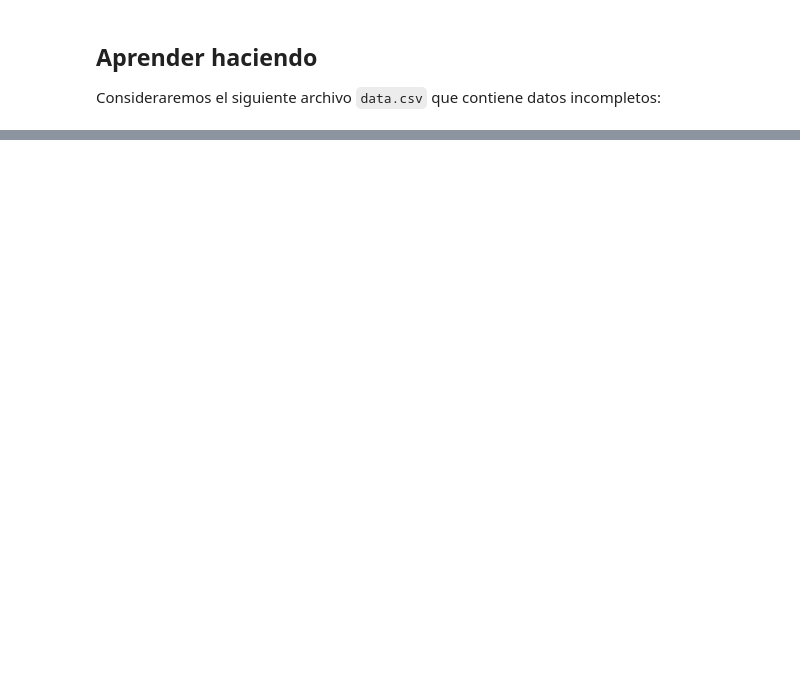
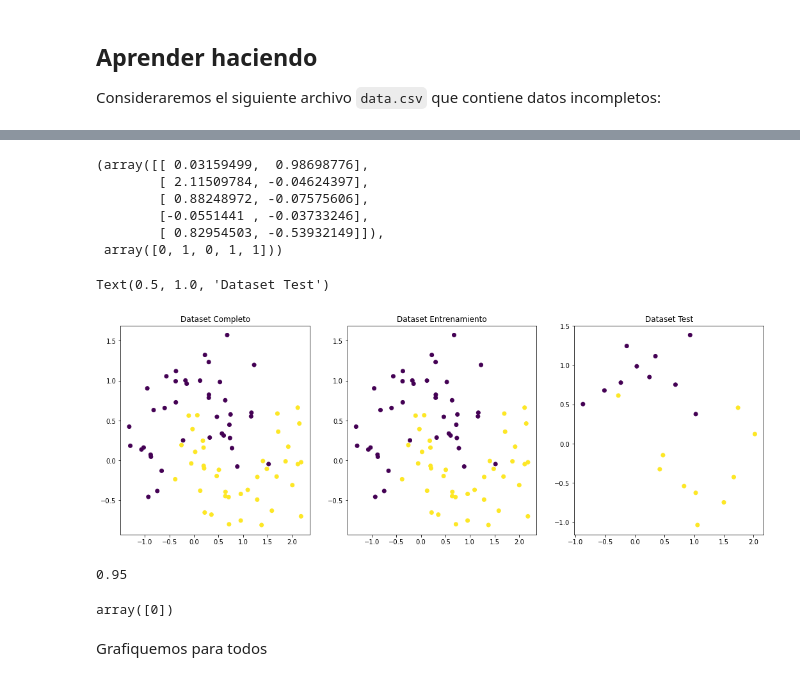
Before and after one commit to sebastiandres/pycon_ar, a Jupyter notebook: Parte4-Seba-Ideas-y-librerias.ipynb, the cells around one changed output, grey strips where cells are left out. Drawn from its saved outputs; the diff is of its cells as text; code cells hidden in the pictures; blank space fills up the shorter version.

```diff
--- a/Parte4-Seba-Ideas-y-librerias.ipynb
+++ b/Parte4-Seba-Ideas-y-librerias.ipynb
@@ -2113,0 +760,9 @@ Lorem Ipsum...
+# %%
+X[:5], y[:5]
+# %% [output]
+(array([[ 0.03159499,  0.98698776],
+        [ 2.11509784, -0.04624397],
+        [ 0.88248972, -0.07575606],
+        [-0.0551441 , -0.03733246],
+        [ 0.82954503, -0.53932149]]),
+ array([0, 1, 0, 1, 1]))
@@ -2113,0 +773,39 @@ Lorem Ipsum...
+# %%
+import matplotlib.pyplot as plt
+
+plt.figure(figsize=(18,6))
+ax = plt.subplot(1, 3, 1)
+ax.scatter(X_train[:, 0], X_train[:, 1], c=y_train)
+ax.set_title("Dataset Completo")
+ax = plt.subplot(1, 3, 2)
+ax.scatter(X_train[:, 0], X_train[:, 1], c=y_train)
+ax.set_title("Dataset Entrenamiento")
+ax = plt.subplot(1, 3, 3)
+ax.scatter(X_test[:, 0], X_test[:, 1], c=y_test)
+ax.set_title("Dataset Test")
+# %% [output]
+Text(0.5, 1.0, 'Dataset Test')
+[figure, added]
+# %%
+from sklearn.neighbors import KNeighborsClassifier
+
+# Inicializar con metaparámetros
+clf = KNeighborsClassifier(n_neighbors=3)
+
+# Entrenar el modelo
+clf.fit(X_train, y_train)
+
+# Evaluar el modelo
+score = clf.score(X_test, y_test)
+print(score)
+# %% [output]
+0.95
+# %%
+# Predecir: -1 a 2, -1 a 2
+x_desconocido = np.array([[1.0, 1.0]])
+y_predicho = clf.predict(x_desconocido)
+y_predicho
+# %% [output]
+array([0])
+# %% [markdown]
+Grafiquemos para todos
```
Also changed, not shown: parts of 151 cells of this notebook, 1 other file.
